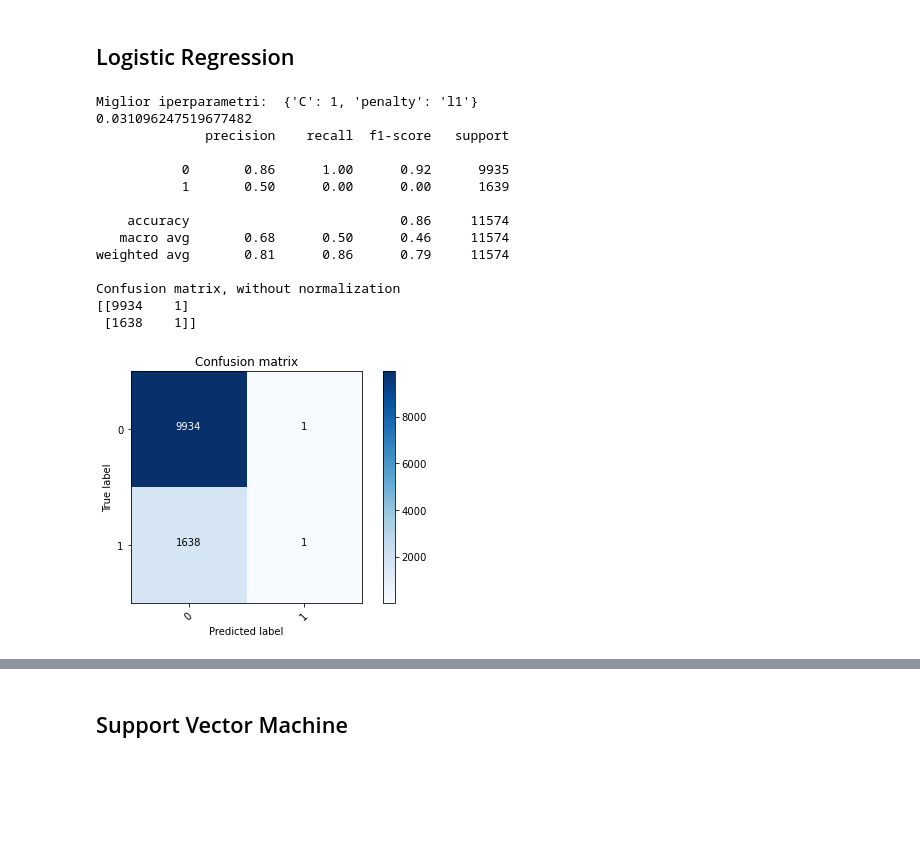
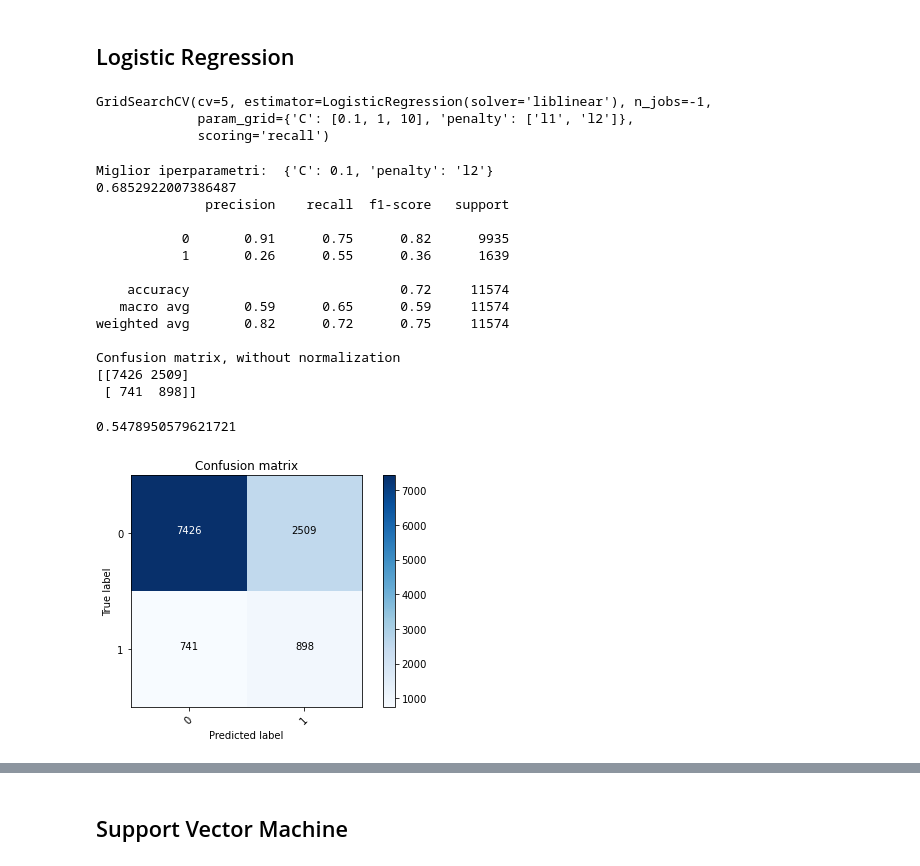
Before and after one commit to FabianoVeglianti/MachineLearningProject, a Jupyter notebook: loanRisk.ipynb, the cells around one changed output, grey strips where cells are left out. Saved outputs shown, nothing was run; the diff lists cells and outputs as text; code cells hidden in the pictures; blank space fills up the shorter version.

```diff
--- a/loanRisk.ipynb
+++ b/loanRisk.ipynb
@@ -774,0 +782,3 @@ X.head()
+# %%
+#Il parametro k è il numero delle features da mantenere, va scelto con model selection
+featureSelector = SelectKBest(k=25)
@@ -774,0 +790,7 @@ X.head()
+# %%
+#CODICE COMUNE AI FEATURE SELECTION METHODS
+
+#featureSelector.fit(train_x, train_y) #TODO passare train_y.loan_status anziché train_y
+dataCleaner.set_featureSelector(featureSelector)
+#train_x = dataCleaner.applyFeatureSelection(train_x)
+train_x.shape
@@ -775,2 +843,3 @@ X.head()
 # %%
 test_x, test_y = dataCleaner.cleanData(raw_test_x, raw_test_y)
+train_x, train_y = dataCleaner.cleanData(raw_train_x, raw_train_y)
@@ -873,26 +1002,32 @@ weighted avg       0.02      0.14      0.04     11574
 # -------------------------------------------------------------------
 myclassifier = LogisticRegression(solver='liblinear')
 params = {'penalty':['l1','l2'],
-          'C':[1, 10, 100, 1000]}
+          'C':[0.1, 1, 10]}
 
-gscv_lr = GridSearchCV(myclassifier, param_grid=params, scoring=metric, cv=n_folds, refit=True, n_jobs=-1)
+gscv_lr = GridSearchCV(myclassifier, param_grid=params, scoring='recall', cv=n_folds, refit=True, n_jobs=-1)
 
-gscv_lr.fit(train_x, train_y)
+gscv_lr.fit(train_x, train_y.loan_status)
+# %% [output]
+GridSearchCV(cv=5, estimator=LogisticRegression(solver='liblinear'), n_jobs=-1,
+             param_grid={'C': [0.1, 1, 10], 'penalty': ['l1', 'l2']},
+             scoring='recall')
 # %%
 plot_classifier_results(gscv_lr, test_x, test_y)
+recall_score(test_y, gscv_lr.predict(test_x))
 # %% [output]
-Miglior iperparametri:  {'C': 1, 'penalty': 'l1'}
-0.031096247519677482
+Miglior iperparametri:  {'C': 0.1, 'penalty': 'l2'}
+0.6852922007386487
               precision    recall  f1-score   support
 
-           0       0.86      1.00      0.92      9935
-           1       0.50      0.00      0.00      1639
+           0       0.91      0.75      0.82      9935
+           1       0.26      0.55      0.36      1639
 
-    accuracy                           0.86     11574
-   macro avg       0.68      0.50      0.46     11574
-weighted avg       0.81      0.86      0.79     11574
+    accuracy                           0.72     11574
+   macro avg       0.59      0.65      0.59     11574
+weighted avg       0.82      0.72      0.75     11574
 
 Confusion matrix, without normalization
-[[9934    1]
- [1638    1]]
+[[7426 2509]
+ [ 741  898]]
+0.5478950579621721
-[figure, old version]
+[figure, new version]
```
Also changed, not shown: parts of 52 cells of this notebook, 2 other files.
